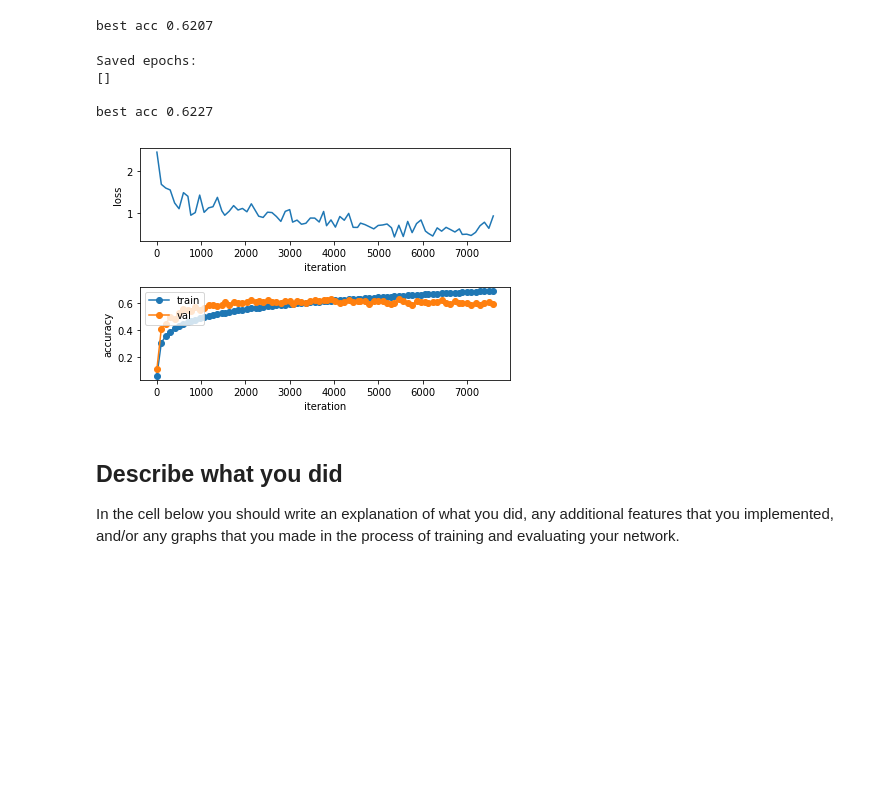
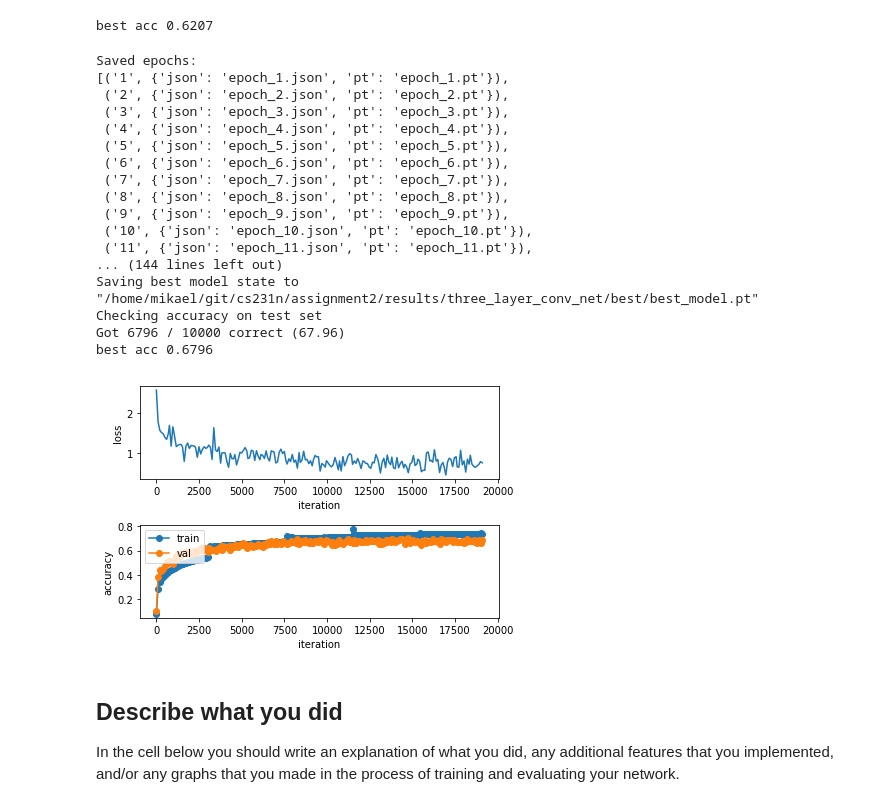
Before and after one commit to mickelindahl/cs231n, a Jupyter notebook: assignment2/PyTorch.ipynb, the cells around one changed output. Saved outputs shown, nothing was run; the diff lists cells and outputs as text; code cells hidden in the pictures; blank space fills up the shorter version.

```diff
--- a/assignment2/PyTorch.ipynb
+++ b/assignment2/PyTorch.ipynb
@@ -114,6 +114,12 @@ transform = T.Compose([
 # iterates through the Dataset and forms minibatches. We divide the CIFAR-10
 # training set into train and val sets by passing a Sampler object to the
 # DataLoader telling how it should sample from the underlying Dataset.
+
+cifar10_train_no_transform = dset.CIFAR10('./cs231n/datasets', train=True, download=True,
+                                         transform=T.ToTensor())
+loader_train_no_transform = DataLoader(cifar10_train_no_transform, batch_size=64,
+                          sampler=sampler.SubsetRandomSampler(range(NUM_TRAIN)))
+
 cifar10_train = dset.CIFAR10('./cs231n/datasets', train=True, download=True,
                              transform=transform)
 loader_train = DataLoader(cifar10_train, batch_size=64,
@@ -1026,20 +1033,25 @@ If you are feeling adventurous there are many other features you can implement t
 
 ### Have fun and happy training!
 # %%
-from cs231n.pytorch.lab import Lab
+import cs231n.pytorch.lab as l
+import importlib
+
+importlib.reload(l)
 
 import os
 cwd = os.getcwd()
 
-base_path_results='{}/results'.format(cwd)
+base_path_output='{}/output'.format(cwd)
 
-lab = Lab(
+lab = l.Lab(
         loader_train,
         loader_val,
         loader_test,
-        device=torch.device('cuda'),
-        dtype=torch.float32,
-        base_path_results=base_path_results,
+        'cifar10',
+        loader_no_transform = loader_train_no_transform,
+        device = torch.device('cuda'),
+        dtype = torch.float32,
+        base_path_output = base_path_output,
 )
 
 print('Created')
@@ -1195,36 +1474,58 @@ Saved epochs:
 [figure]
 best acc 0.6207
 # %%
+import importlib
+import cs231n.pytorch.experiment as e
+from cs231n.pytorch.lab import Lab
+#from cs231n.pytorch.experiments import Experiment
+import cs231n.pytorch.models as m
+
+importlib.reload(m)
+importlib.reload(e)
+
 params = {'lr': 0.026339618463595255, 'momentum': 0.4365622804500163, 'filter_size_1': 7, 'nesterov': True}
-
+epochs = 25
 
 experiment = e.Experiment(
             m.ThreeLayerConvNet,
             optim.SGD,
             params,
             lab,
             experiment_name='best',
             epochs=epochs,
-            verbose=False,
+            verbose=True,
     )
 
 
 experiment.list_saved_epochs()
 experiment.load_latest_epoch()
 
 experiment.train()
 
 acc = experiment.check_accuracy(check='test', best_model=True)
 
 print('best acc',acc)
 
 experiment.history.show_iteration()
 # %% [output]
 Saved epochs:
-[]
-
-best acc 0.6227
+[('1', {'json': 'epoch_1.json', 'pt': 'epoch_1.pt'}),
+ ('2', {'json': 'epoch_2.json', 'pt': 'epoch_2.pt'}),
+ ('3', {'json': 'epoch_3.json', 'pt': 'epoch_3.pt'}),
+ ('4', {'json': 'epoch_4.json', 'pt': 'epoch_4.pt'}),
+ ('5', {'json': 'epoch_5.json', 'pt': 'epoch_5.pt'}),
+ ('6', {'json': 'epoch_6.json', 'pt': 'epoch_6.pt'}),
+ ('7', {'json': 'epoch_7.json', 'pt': 'epoch_7.pt'}),
+ ('8', {'json': 'epoch_8.json', 'pt': 'epoch_8.pt'}),
+ ('9', {'json': 'epoch_9.json', 'pt': 'epoch_9.pt'}),
+ ('10', {'json': 'epoch_10.json', 'pt': 'epoch_10.pt'}),
+ ('11', {'json': 'epoch_11.json', 'pt': 'epoch_11.pt'}),
+... (144 lines left out)
+Saving best model state to "/home/mikael/git/cs231n/assignment2/results/three_layer_conv_net/best/best_model.pt"
+Checking accuracy on test set
+Got 6796 / 10000 correct (67.96)
+best acc 0.6796
-[figure, old version]
+[figure, new version]
 # %% [markdown]
 ## Describe what you did
 
```
Also changed, not shown: parts of 9 cells of this notebook, 6 other files.
